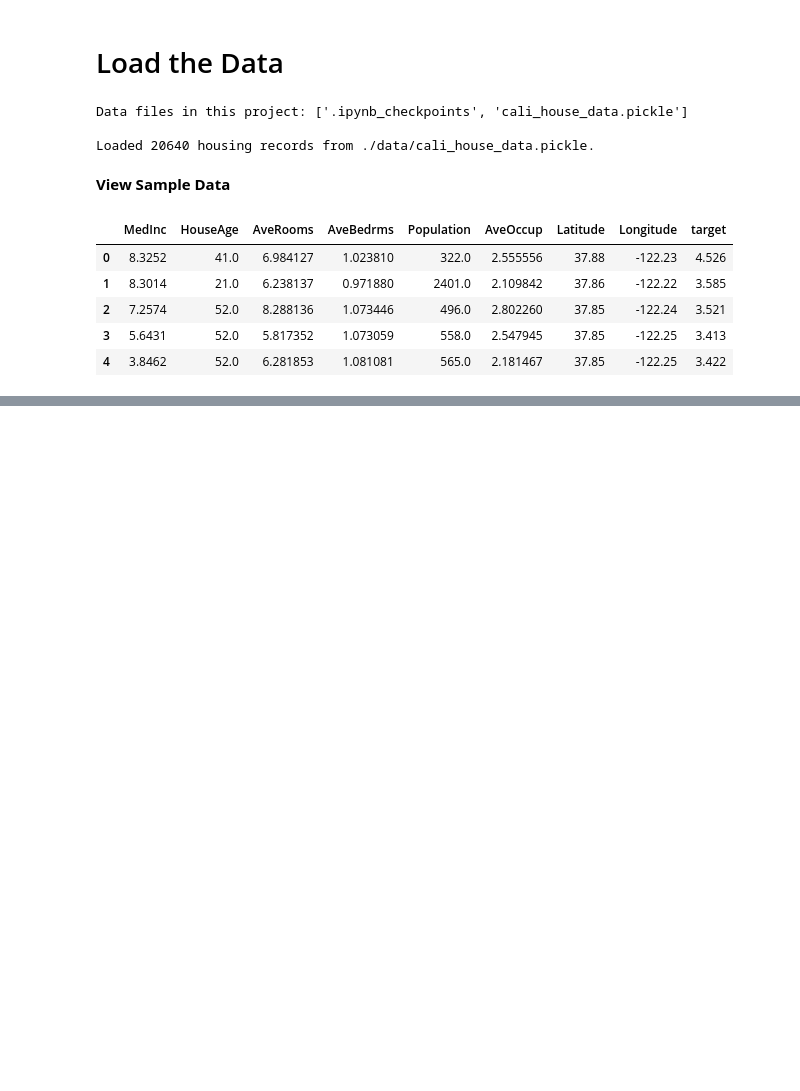
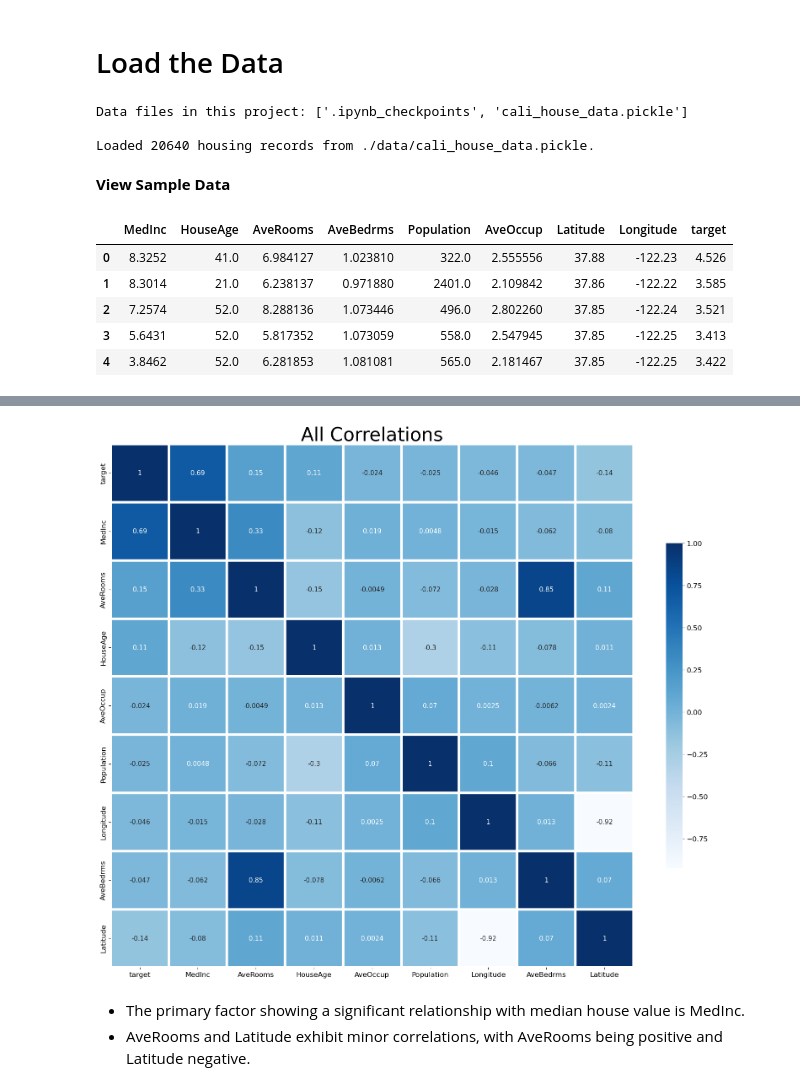
Before and after one commit to tyrantdavis/support-vector-machine-regression, a Jupyter notebook: svm-regression.ipynb, the cells around one changed output, grey strips where cells are left out. Saved outputs shown, nothing was run; the diff lists cells and outputs as text; code cells hidden in the pictures; blank space fills up the shorter version.

```diff
--- a/svm-regression.ipynb
+++ b/svm-regression.ipynb
@@ -55,0 +173,36 @@ df.head()
+# %%
+"""Specify the dimensions and title of the visualization, then create a heatmap to display the correlation matrix."""
+
+f, axes = plt.subplots(figsize=(20, 20))
+plt.title("All Correlations", fontsize=32)
+
+
+"""Rearrange the features to correspond with the Pearson's Correlation results for enhanced visualization clarity."""
+features = [
+    "target",
+    "MedInc",
+    "AveRooms",
+    "HouseAge",
+    "AveOccup",
+    "Population",
+    "Longitude",
+    "AveBedrms",
+    "Latitude",
+]
+
+"""Generate the heatmap representation of the correlation matrix."""
+sb.heatmap(
+    df[features].corr(),
+    linewidths=3.0,
+    square=True,
+    cmap="Blues",
+    linecolor="w",
+    annot=True,
+    annot_kws={"size": 11},
+    cbar_kws={"shrink": 0.5},
+);
+# %% [output]
+[figure, added]
+# %% [markdown]
+- The primary factor showing a significant relationship with median house value is MedInc.
+- AveRooms and Latitude exhibit minor correlations, with AveRooms being positive and Latitude negative.
```
Also changed, not shown: parts of 14 cells of this notebook, 1 other file.
